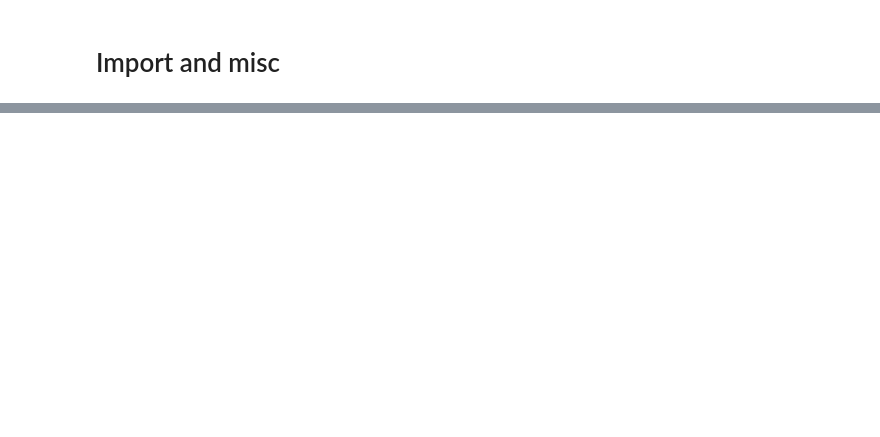
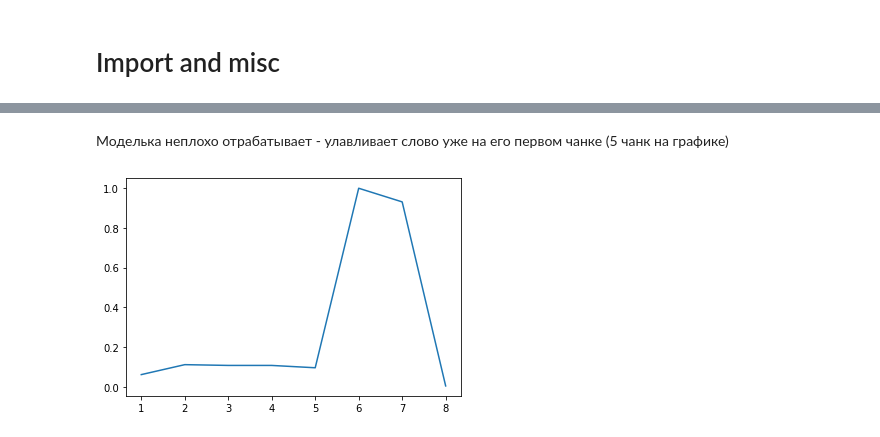
Before and after one commit to Mikezz1/kws, a Jupyter notebook: main.ipynb, the cells around one changed output, grey strips where cells are left out. Cells and saved outputs as stored; diff of their text form; code cells hidden in the pictures; blank space fills up the shorter version.

```diff
--- a/main.ipynb
+++ b/main.ipynb
@@ -470,0 +575,16 @@ base, distilled, distilled_quantized,  base / distilled_quantized
+# %%
+import matplotlib.pyplot as plt
+def visualize_streaming(streaming_model, audio):
+    streaming_model.eval()
+    probs = []
+    chunk_size = 8000
+    audio_length = audio.size()[0]
+    chunks = range(1,audio_length // chunk_size + 1 )
+
+    for T in chunks:
+        chunk = audio[(T-1)*chunk_size:T*chunk_size].view(1, -1)
+        with torch.inference_mode():
+            out = streaming_model(chunk)
+        probs.append(out)
+
+    plt.plot(chunks, probs)
@@ -470,0 +593,8 @@ base, distilled, distilled_quantized,  base / distilled_quantized
+# %%
+import IPython.display as ipd
+
+
+streaming_model = torch.load('checkpoints/final_model_streaming.pt')
+audio, labels =  next(iter(val_loader))
+audio_sample = torch.Tensor(np.zeros(shape=2*16_000).tolist() + audio[labels.tolist().index(1)].tolist() + audio[0].numpy().tolist())
+ipd.Audio(audio_sample.numpy(), rate=16_000)
@@ -470,0 +603,6 @@ base, distilled, distilled_quantized,  base / distilled_quantized
+# %% [markdown]
+Моделька неплохо отрабатывает - улавливает слово уже на его первом чанке (5 чанк на графике)
+# %%
+visualize_streaming(streaming_model, audio_sample)
+# %% [output]
+[figure, added]
```
Also changed, not shown: parts of 71 cells of this notebook, 8 other files.
